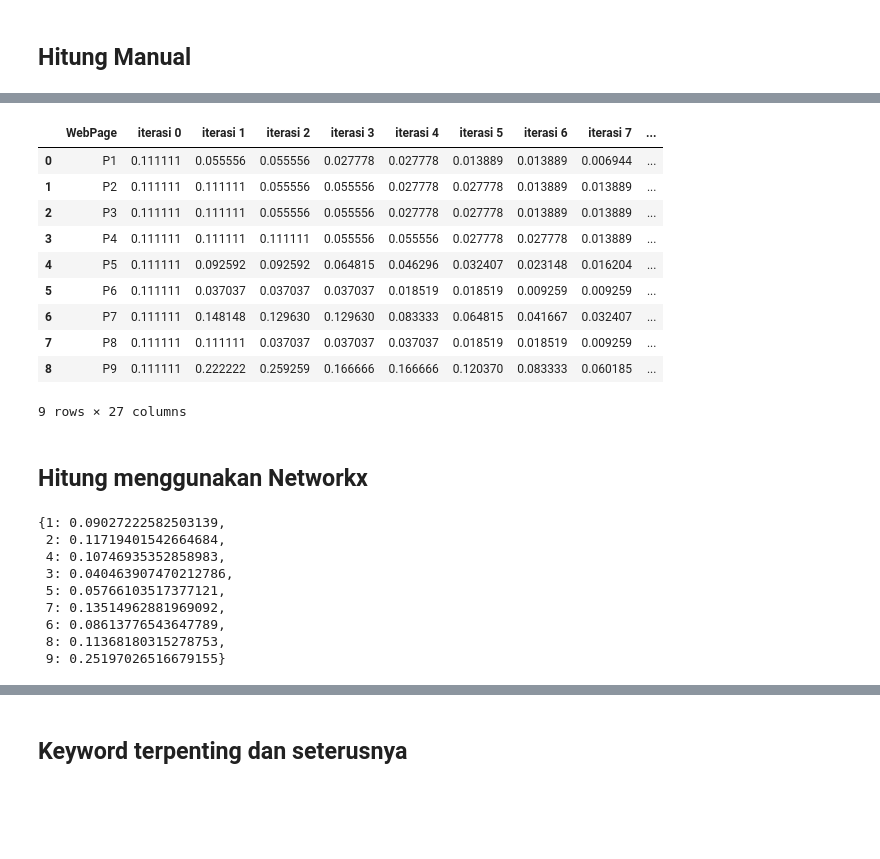
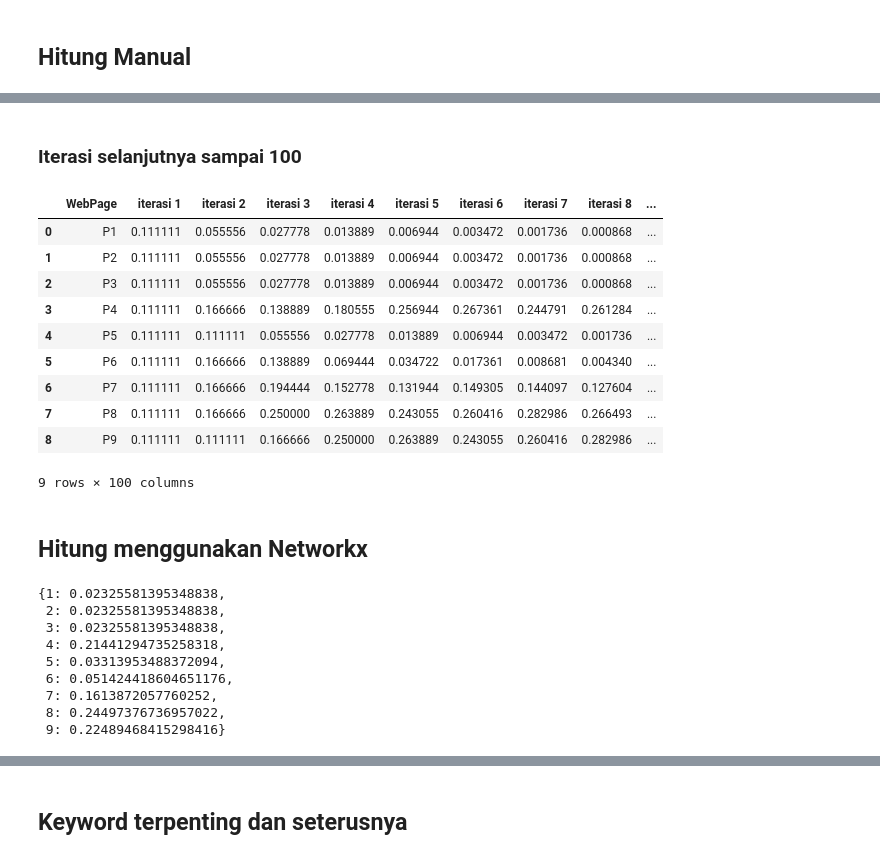
Before and after one commit to maulanamaib/prosain, a Jupyter notebook: _sources/Pagerank.ipynb, the cells around one changed output, grey strips where cells are left out. Drawn from its saved outputs; the diff is of its cells as text; code cells hidden in the pictures; blank space fills up the shorter version.

```diff
--- a/_sources/Pagerank.ipynb
+++ b/_sources/Pagerank.ipynb
@@ -47,35 +56,37 @@ Item daftar
+# %% [markdown]
+### Iterasi selanjutnya sampai 100
 # %%
 import pandas as pd
-path = "/content/drive/MyDrive/sainsdata/tugas/Data/rank.csv"
+path = "/content/drive/MyDrive/sainsdata/tugas/Data/PageRank2.csv"
 df = pd.read_csv(path)
 df
 # %% [output]
-|  | WebPage | iterasi 0 | iterasi 1 | iterasi 2 | iterasi 3 | iterasi 4 | iterasi 5 | iterasi 6 | iterasi 7 | ... |
-| 0 | P1 | 0.111111 | 0.055556 | 0.055556 | 0.027778 | 0.027778 | 0.013889 | 0.013889 | 0.006944 | ... |
-| 1 | P2 | 0.111111 | 0.111111 | 0.055556 | 0.055556 | 0.027778 | 0.027778 | 0.013889 | 0.013889 | ... |
-| 2 | P3 | 0.111111 | 0.111111 | 0.055556 | 0.055556 | 0.027778 | 0.027778 | 0.013889 | 0.013889 | ... |
-| 3 | P4 | 0.111111 | 0.111111 | 0.111111 | 0.055556 | 0.055556 | 0.027778 | 0.027778 | 0.013889 | ... |
-| 4 | P5 | 0.111111 | 0.092592 | 0.092592 | 0.064815 | 0.046296 | 0.032407 | 0.023148 | 0.016204 | ... |
-| 5 | P6 | 0.111111 | 0.037037 | 0.037037 | 0.037037 | 0.018519 | 0.018519 | 0.009259 | 0.009259 | ... |
-| 6 | P7 | 0.111111 | 0.148148 | 0.129630 | 0.129630 | 0.083333 | 0.064815 | 0.041667 | 0.032407 | ... |
-| 7 | P8 | 0.111111 | 0.111111 | 0.037037 | 0.037037 | 0.037037 | 0.018519 | 0.018519 | 0.009259 | ... |
-| 8 | P9 | 0.111111 | 0.222222 | 0.259259 | 0.166666 | 0.166666 | 0.120370 | 0.083333 | 0.060185 | ... |
+|  | WebPage | iterasi 1 | iterasi 2 | iterasi 3 | iterasi 4 | iterasi 5 | iterasi 6 | iterasi 7 | iterasi 8 | ... |
+| 0 | P1 | 0.111111 | 0.055556 | 0.027778 | 0.013889 | 0.006944 | 0.003472 | 0.001736 | 0.000868 | ... |
+| 1 | P2 | 0.111111 | 0.055556 | 0.027778 | 0.013889 | 0.006944 | 0.003472 | 0.001736 | 0.000868 | ... |
+| 2 | P3 | 0.111111 | 0.055556 | 0.027778 | 0.013889 | 0.006944 | 0.003472 | 0.001736 | 0.000868 | ... |
+| 3 | P4 | 0.111111 | 0.166666 | 0.138889 | 0.180555 | 0.256944 | 0.267361 | 0.244791 | 0.261284 | ... |
+| 4 | P5 | 0.111111 | 0.111111 | 0.055556 | 0.027778 | 0.013889 | 0.006944 | 0.003472 | 0.001736 | ... |
+| 5 | P6 | 0.111111 | 0.166666 | 0.138889 | 0.069444 | 0.034722 | 0.017361 | 0.008681 | 0.004340 | ... |
+| 6 | P7 | 0.111111 | 0.166666 | 0.194444 | 0.152778 | 0.131944 | 0.149305 | 0.144097 | 0.127604 | ... |
+| 7 | P8 | 0.111111 | 0.166666 | 0.250000 | 0.263889 | 0.243055 | 0.260416 | 0.282986 | 0.266493 | ... |
+| 8 | P9 | 0.111111 | 0.111111 | 0.166666 | 0.250000 | 0.263889 | 0.243055 | 0.260416 | 0.282986 | ... |
-9 rows × 27 columns
+9 rows × 100 columns
 # %% [markdown]
 ## Hitung menggunakan Networkx
 # %%
-D = nx.pagerank(G, max_iter=25)
+D = nx.pagerank(G, max_iter=100)
 D
 # %% [output]
-{1: 0.09027222582503139,
- 2: 0.11719401542664684,
- 4: 0.10746935352858983,
- 3: 0.040463907470212786,
- 5: 0.05766103517377121,
- 7: 0.13514962881969092,
- 6: 0.08613776543647789,
- 8: 0.11368180315278753,
- 9: 0.25197026516679155}
+{1: 0.02325581395348838,
+ 2: 0.02325581395348838,
+ 3: 0.02325581395348838,
+ 4: 0.21441294735258318,
+ 5: 0.03313953488372094,
+ 6: 0.051424418604651176,
+ 7: 0.1613872057760252,
+ 8: 0.24497376736957022,
+ 9: 0.22489468415298416}
 # %%
 sorted(D,key=D.get , reverse=True)
 # %% [output]
```
Also changed, not shown: parts of 13 cells of this notebook, 4 other files.
